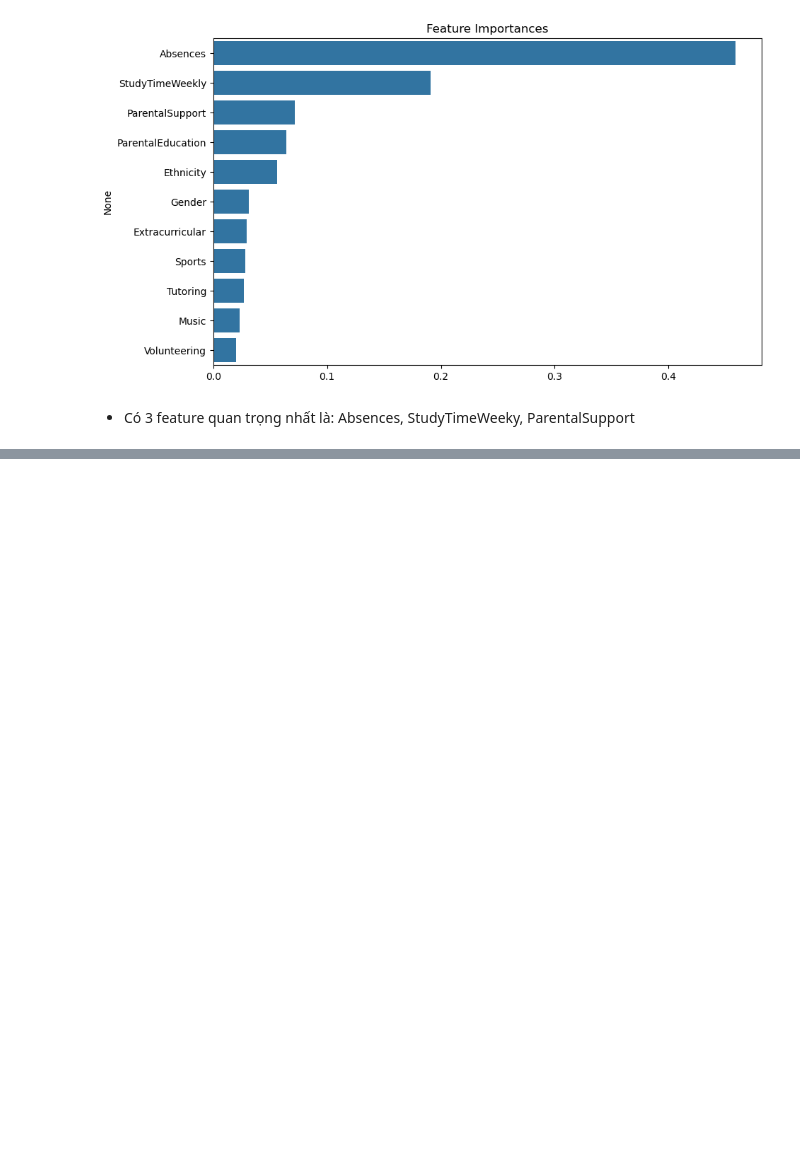
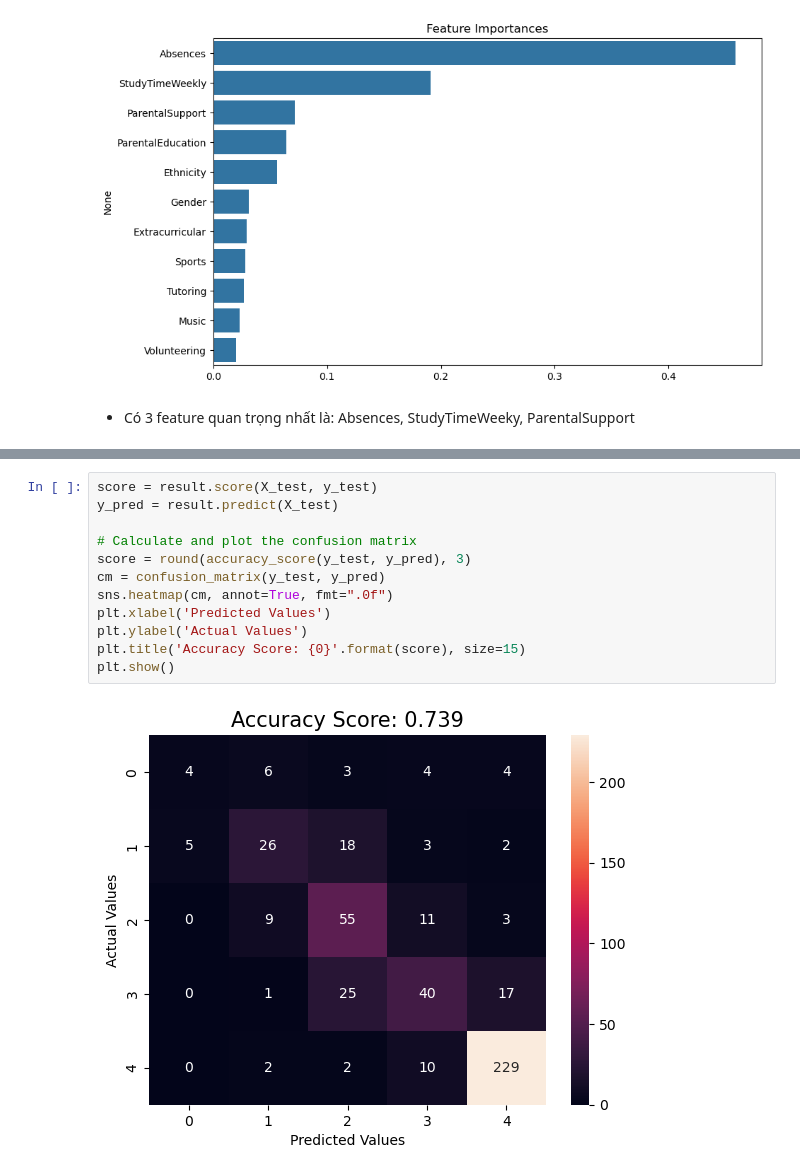
Before and after one commit to new9xboy-DTD/ADY201m-FinalProject, a Jupyter notebook: ADY201m-Project-Team1.ipynb, the cells around one changed output, grey strips where cells are left out. Drawn from its saved outputs; the diff is of its cells as text; blank space fills up the shorter version.

```diff
--- a/ADY201m-Project-Team1.ipynb
+++ b/ADY201m-Project-Team1.ipynb
@@ -235,0 +358,14 @@ sns.barplot(x=fimp.values, y=fimp.index, orient='h')
+# %%
+score = result.score(X_test, y_test)
+y_pred = result.predict(X_test)
+
+# Calculate and plot the confusion matrix
+score = round(accuracy_score(y_test, y_pred), 3)
+cm = confusion_matrix(y_test, y_pred)
+sns.heatmap(cm, annot=True, fmt=".0f")
+plt.xlabel('Predicted Values')
+plt.ylabel('Actual Values')
+plt.title('Accuracy Score: {0}'.format(score), size=15)
+plt.show()
+# %% [output]
+[figure, added]
```
Also changed, not shown: parts of 10 cells of this notebook.
